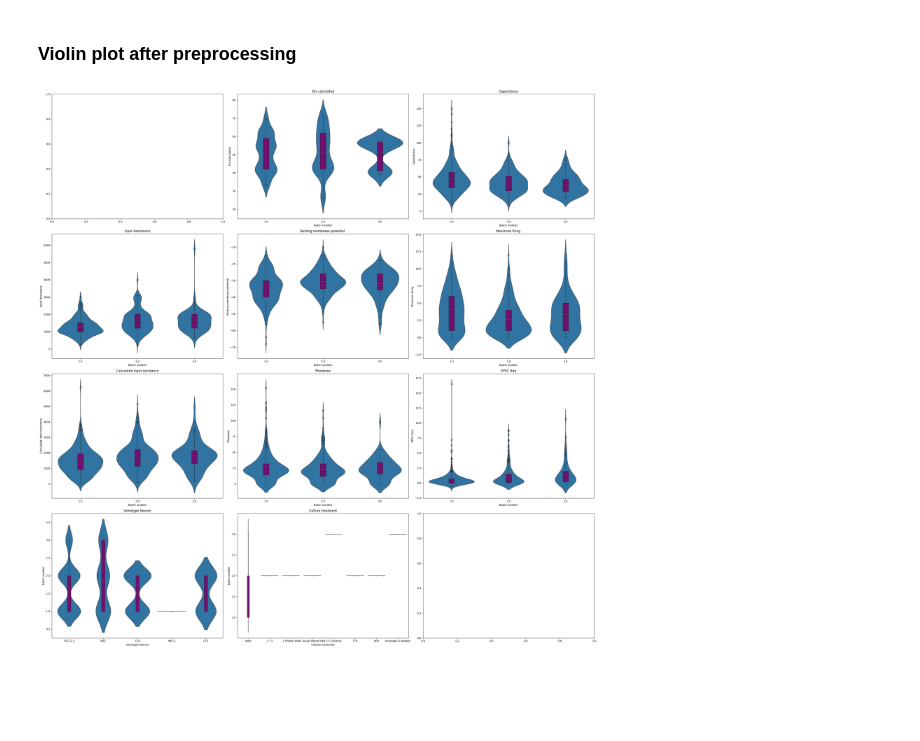
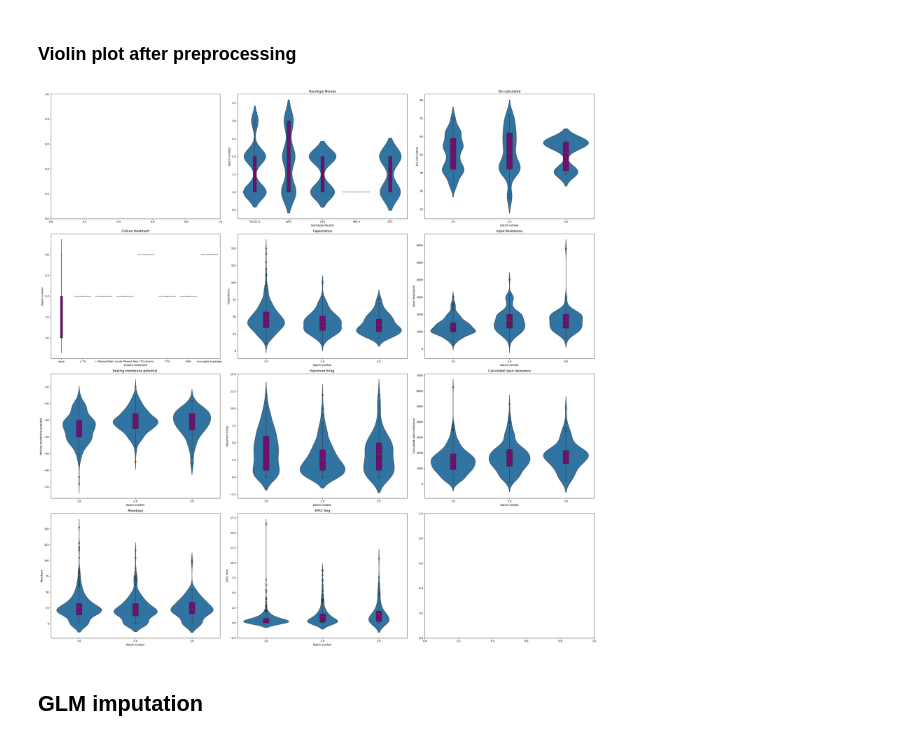
Before and after one commit to wesleysSon/Bpsysio-Ephys, a Jupyter notebook: Ephys workflow WEsley.ipynb, the cells around one changed output. Cells and saved outputs as stored; diff of their text form; code cells hidden in the pictures; blank space fills up the shorter version.

```diff
--- a/Ephys workflow WEsley.ipynb
+++ b/Ephys workflow WEsley.ipynb
@@ -95,7 +98,9 @@ axes = axes.flatten()
 
 # Iterate over each feature in the DataFrame
 for i, feature in enumerate(data_extracted_features_violin_pre.columns):
+    print(i)
     if feature == 'Batch number':
+        i-=1
         continue
     elif feature == 'Genotype Neuron':
         # Plot violin and box plots for 'Genotype Neuron'
@@ -125,19 +141,23 @@ plt.show()
 Imputes missing values in the given DataFrame using the IterativeImputer algorithm.
 """
 
+#Create copy of the DataFrame
+data_extracted_features_impute = data_extracted_features.copy()
+
 # Initialize the IterativeImputer
 imputer = IterativeImputer(random_state=0)
 
 # Replace '>' values with NaN in 'EPSC freq' column
-mask = data_extracted_features['EPSC freq'].notna() & data_extracted_features['EPSC freq'].str.contains(">")
-data_extracted_features.loc[mask, 'EPSC freq'] = np.nan
+mask = data_extracted_features_impute['EPSC freq'].notna() & data_extracted_features_impute['EPSC freq'].str.contains(">")
+data_extracted_features_impute.loc[mask, 'EPSC freq'] = np.nan
 
 # Convert 'EPSC freq' column to numeric
-data_extracted_features['EPSC freq'] = pd.to_numeric(data_extracted_features['EPSC freq'])
+data_extracted_features_impute['EPSC freq'] = pd.to_numeric(data_extracted_features_impute['EPSC freq'])
 
-# Drop object columns for imputation
-object_columns = data_extracted_features.select_dtypes(include=['object']).columns
-data_extracted_features_impute_copy = data_extracted_features.drop(columns=object_columns)
+# Drop object columns for imputation. The columns which contain categorical values will be dropped for the MICE imputation to work.
+# These columns will be added back after imputation.
+object_columns = data_extracted_features_impute.select_dtypes(include=['object']).columns
+data_extracted_features_impute_copy = data_extracted_features_impute.drop(columns=object_columns)
 
 # Impute missing values
 data_extracted_features_imputed = imputer.fit_transform(data_extracted_features_impute_copy)
@@ -145,20 +165,22 @@ data_extracted_features_imputed = pd.DataFrame(data_extracted_features_imputed,
 
 # Add back the object columns
 for column in object_columns:
-    data_extracted_features_imputed[column] = data_extracted_features[column]
+    data_extracted_features_imputed[column] = data_extracted_features_impute[column]
 
 # Print imputed values for each column
-for column in data_extracted_features.columns:
-    missing_mask_column = data_extracted_features[column].isnull()
+for column in data_extracted_features_impute.columns:
+    missing_mask_column = data_extracted_features_impute[column].isnull()
     imputed_missing_mask_column = data_extracted_features_imputed[column].isnull()
     imputed_values_mask_column = (missing_mask_column) & (~imputed_missing_mask_column)
-    imputed_values_column = data_extracted_features.loc[imputed_values_mask_column, column]
+    imputed_values_column = data_extracted_features_impute.loc[imputed_values_mask_column, column]
     imputed_value = data_extracted_features_imputed.loc[imputed_values_mask_column, column]
     if not imputed_values_column.empty:
         imputed_value_pairs = [(original, imputed) for original, imputed in zip(imputed_values_column, imputed_value)]
         print(f"Imputed values for {column}:")
         formatted_output = "\n".join([f"Index: {index + 2}\nOriginal Value: {original} --> Imputed value: {imputed}" for index, (original, imputed) in zip(imputed_values_column.index, imputed_value_pairs)])
         print(formatted_output + "\n")
+        # Change negative frequencies to 0
+        data_extracted_features_imputed["EPSC freq"].loc[data_extracted_features_imputed["EPSC freq"] < 0] = 0
 # %% [output]
 Imputed values for Input Resistance:
 Index: 651
@@ -185,32 +211,35 @@ Original Value: nan --> Imputed value: 1.1323724097871706
 Plots violin and box plots for each feature against the 'Batch number' column.
 """
 
 # Create subplots
 fig, axes = plt.subplots(4, 3, figsize=(30, 30))
 axes = axes.flatten()
 
 # Iterate over each feature in the DataFrame
-for i, feature in enumerate(data_extracted_features_imputed.columns):
+for i, feature in enumerate(data_extracted_features_violin_pre.columns):
     if feature == 'Batch number':
+        i-=1
         continue
     elif feature == 'Genotype Neuron':
         # Plot violin and box plots for 'Genotype Neuron'
         sns.violinplot(x=feature, y='Batch number', data=data_extracted_features_imputed, ax=axes[i], inner=None)
         sns.boxplot(x=feature, y='Batch number', data=data_extracted_features_imputed, ax=axes[i], width=0.1, color="purple", showmeans=True, meanline=True)
         axes[i].set_title(feature)
     elif feature == 'Culture treatment':
         # Plot violin and box plots for 'Culture treatment'
         sns.violinplot(x=feature, y='Batch number', data=data_extracted_features_imputed, ax=axes[i], inner=None)
         sns.boxplot(x=feature, y='Batch number', data=data_extracted_features_imputed, ax=axes[i], width=0.1, color="purple", showmeans=True, meanline=True)
         axes[i].set_title(feature)
     else:
         # Plot violin and box plots for other features
         sns.violinplot(x='Batch number', y=feature, data=data_extracted_features_imputed, ax=axes[i], inner=None)
         sns.boxplot(x='Batch number', y=feature, data=data_extracted_features_imputed, ax=axes[i], width=0.1, color="purple", showmeans=True, meanline=True)
         axes[i].set_title(feature)
 
 # Adjust the layout and display the plot
 plt.tight_layout()
 plt.show()
 # %% [output]
-[figure, old version]
+[figure, new version]
+# %% [markdown]
+## GLM imputation
```
Also changed, not shown: parts of 8 cells of this notebook, 1 other file.
